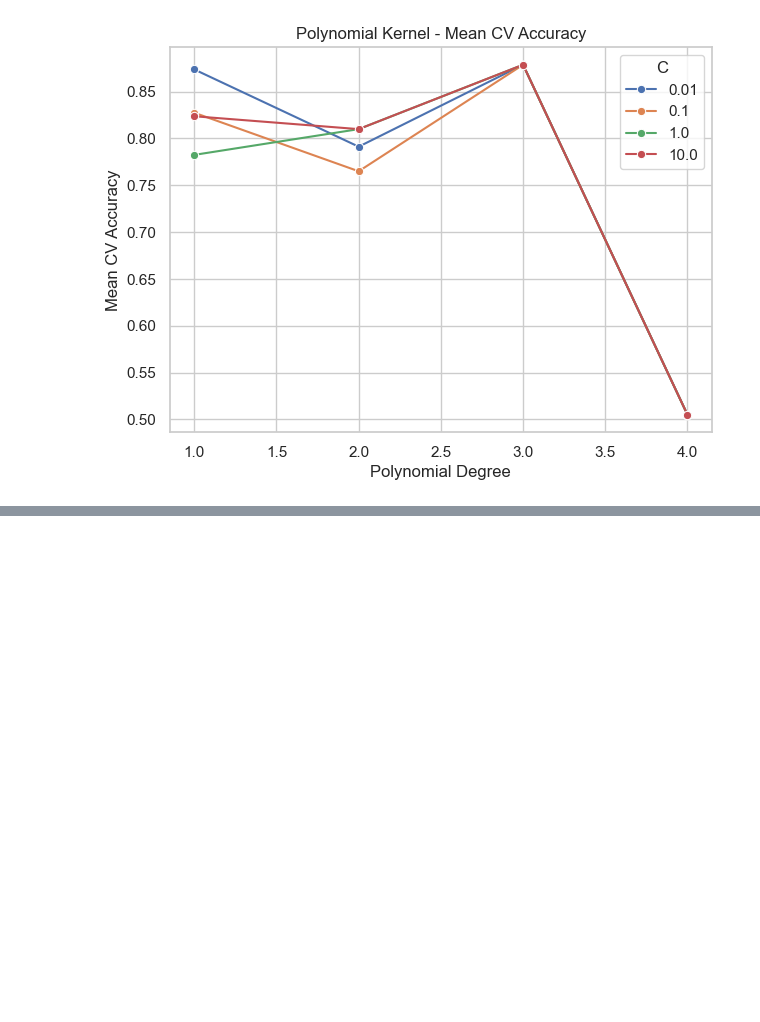
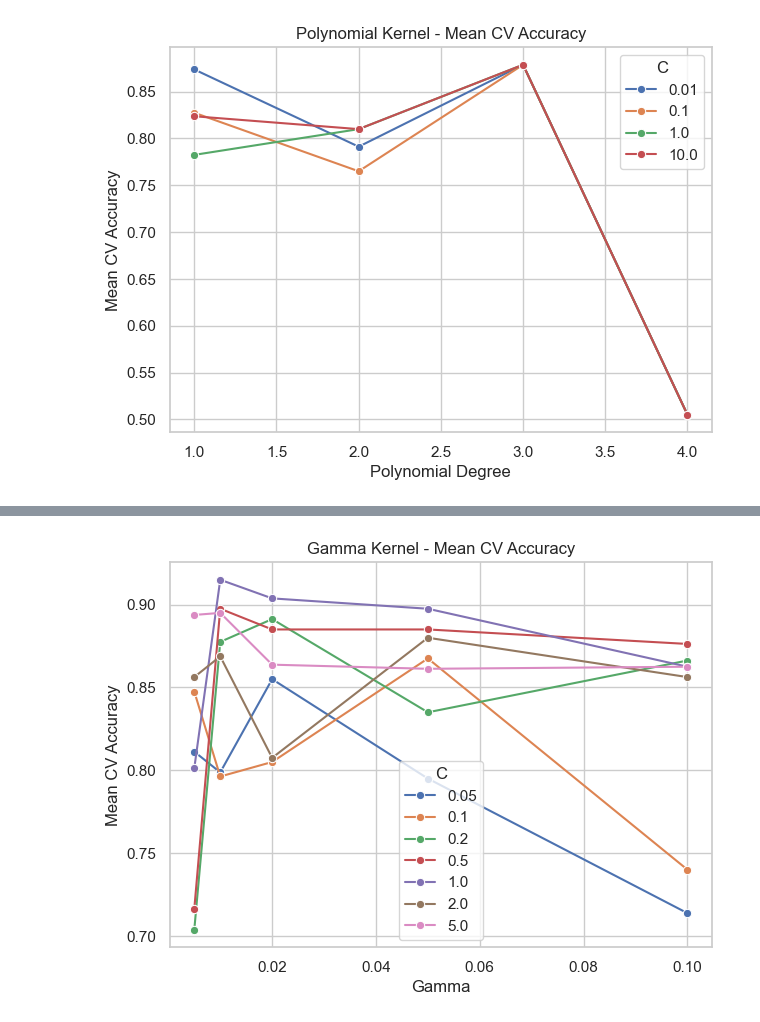
Before and after one commit to gheb02/Optimization-Methods-for-Data-Science, a Jupyter notebook: SVM_part.ipynb, the cells around one changed output, grey strips where cells are left out. Saved outputs shown, nothing was run; the diff lists cells and outputs as text; code cells hidden in the pictures; blank space fills up the shorter version.

```diff
--- a/SVM_part.ipynb
+++ b/SVM_part.ipynb
@@ -1105,0 +1245,3 @@ if not poly_df.empty:
+# %%
+poly_df['C'] = poly_df['C'].astype(str)
+gaussian_df['C'] = gaussian_df['C'].astype(str)
@@ -1105,0 +1259,11 @@ if not poly_df.empty:
+# %%
+if not gaussian_df.empty:
+    plt.figure(figsize=(7, 5))
+    sns.lineplot(data=gaussian_df, x='gamma', y='mean_score', hue='C', marker='o')
+    plt.title("Gamma Kernel - Mean CV Accuracy")
+    plt.xlabel("Gamma")
+    plt.ylabel("Mean CV Accuracy")
+    plt.legend(title="C")
+    plt.show()
+# %% [output]
+[figure, added]
```
Also changed, not shown: parts of 9 cells of this notebook.
